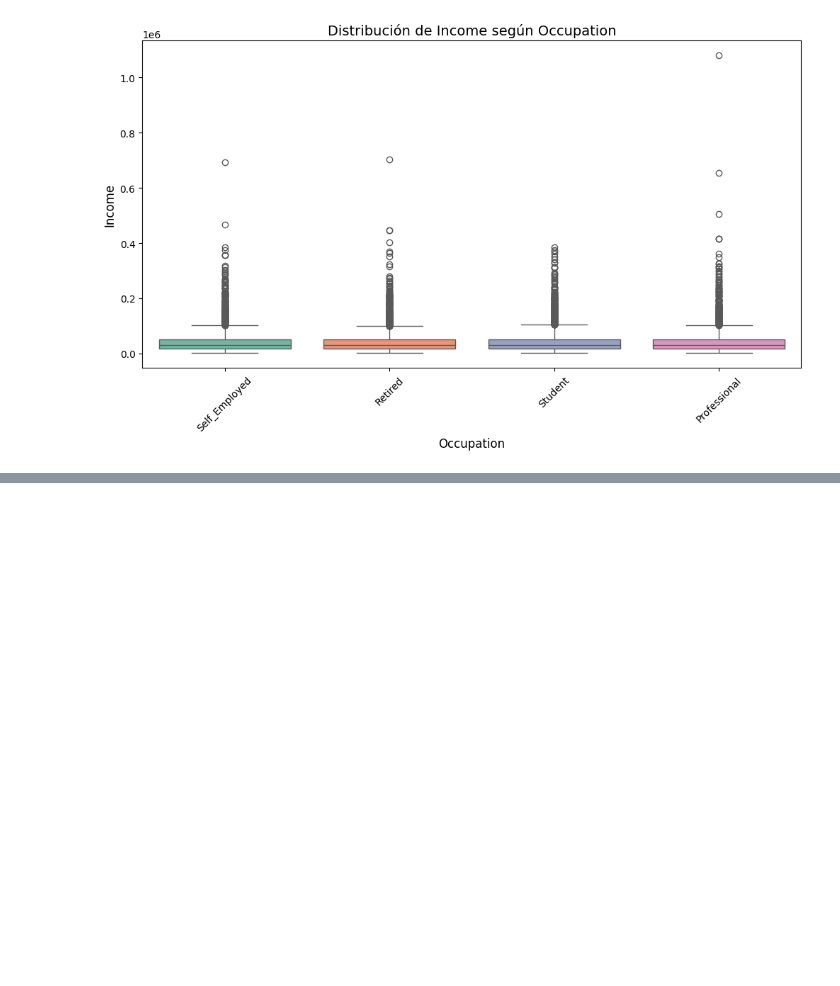
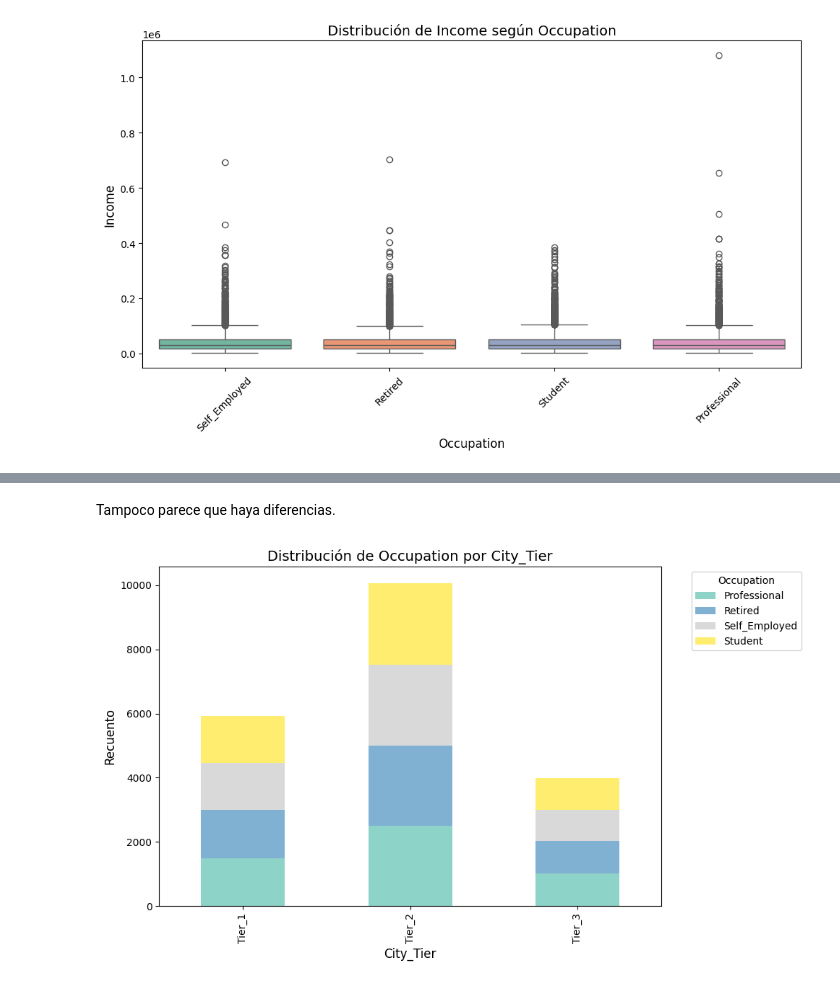
Before and after one commit to jduro99/Proyecto_final, a Jupyter notebook: Proyecto_final_Jorge.ipynb, the cells around one changed output, grey strips where cells are left out. Cells and saved outputs as stored; diff of their text form; code cells hidden in the pictures; blank space fills up the shorter version.

```diff
--- a/Proyecto_final_Jorge.ipynb
+++ b/Proyecto_final_Jorge.ipynb
@@ -436,0 +522,16 @@ plt.show()
+# %% [markdown]
+Tampoco parece que haya diferencias.
+# %%
+# Crear una tabla cruzada para Occupation y City_Tier
+occupation_city_tier = datos.groupby(['City_Tier', 'Occupation']).size().unstack().fillna(0)
+
+# Crear el gráfico apilado
+occupation_city_tier.plot(kind='bar', stacked=True, figsize=(10, 6), colormap='Set3')
+plt.title('Distribución de Occupation por City_Tier', fontsize=14)
+plt.xlabel('City_Tier', fontsize=12)
+plt.ylabel('Recuento', fontsize=12)
+plt.legend(title='Occupation', bbox_to_anchor=(1.05, 1), loc='upper left')
+plt.tight_layout()
+plt.show()
+# %% [output]
+[figure, added]
```
Also changed, not shown: parts of 12 cells of this notebook.
